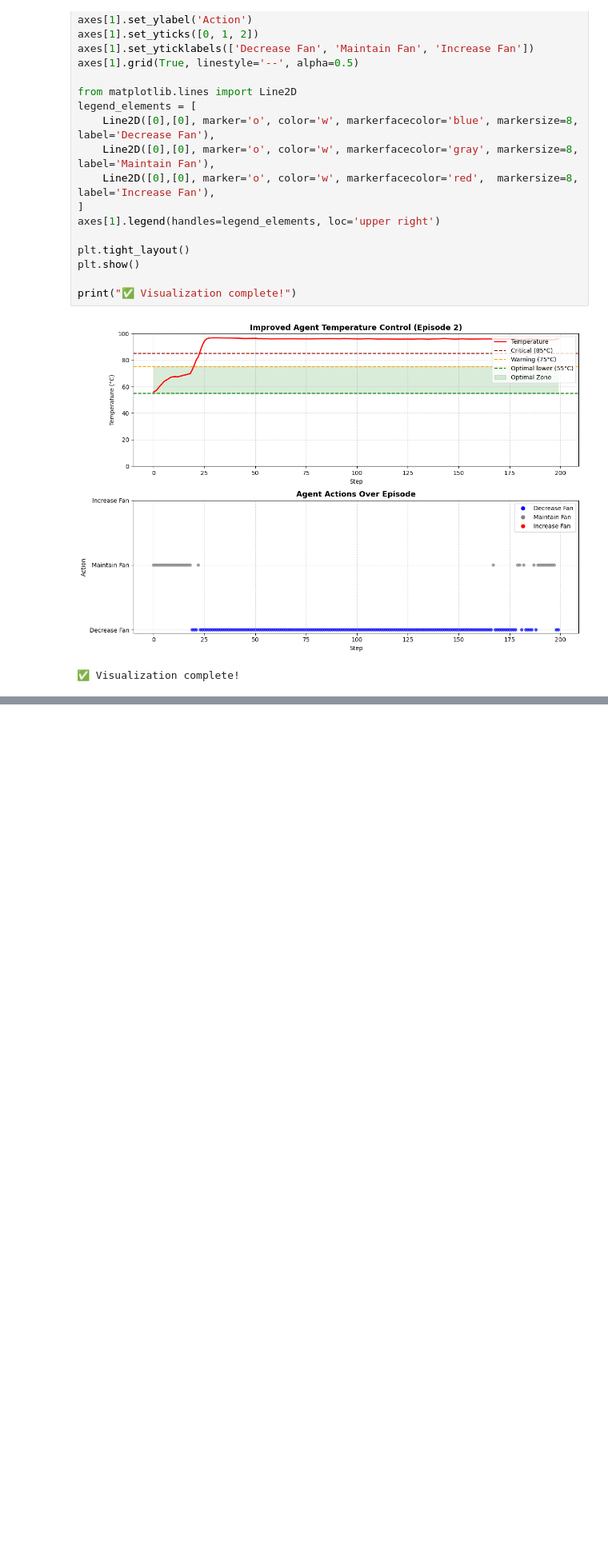
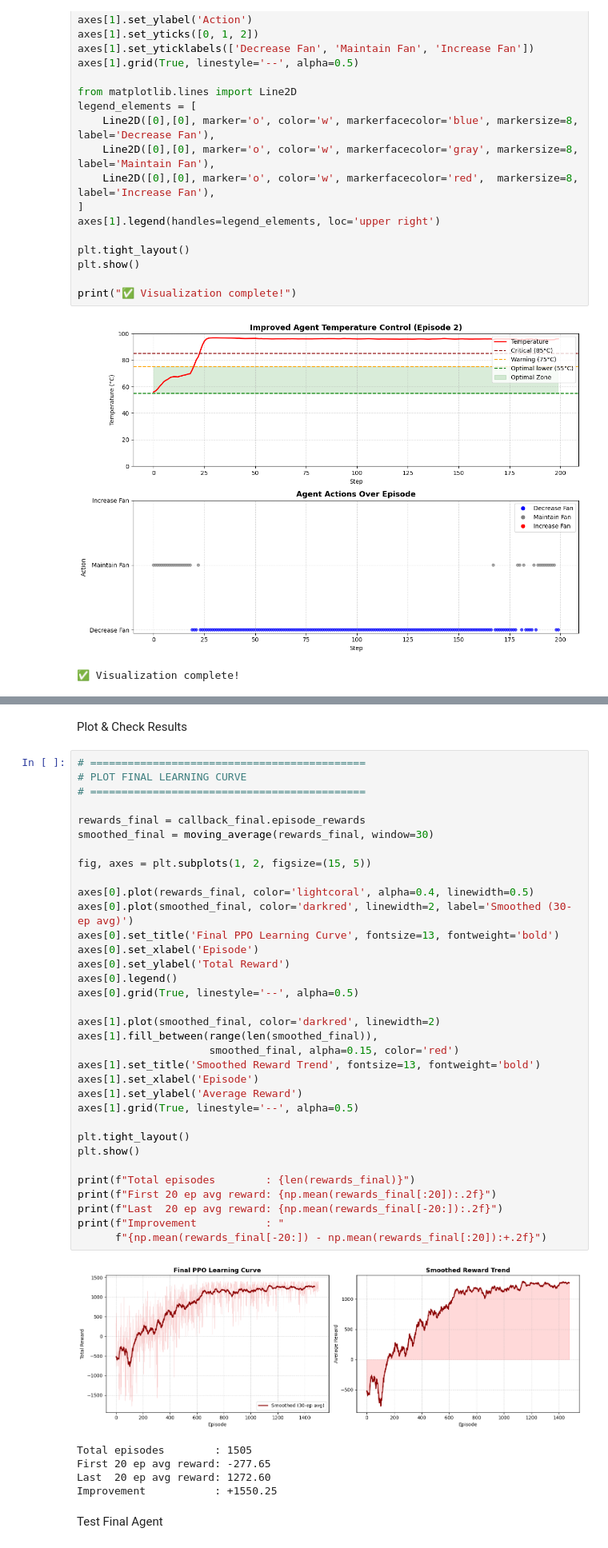
Before and after one commit to DilshanWMP/DRL-laptop-thermal-management, a Jupyter notebook: DRL_laptop_thermal_management.ipynb, the cells around one changed output, grey strips where cells are left out. Shown at 80% size. Saved outputs shown, nothing was run; the diff lists cells and outputs as text; blank space fills up the shorter version.

```diff
--- a/DRL_laptop_thermal_management.ipynb
+++ b/DRL_laptop_thermal_management.ipynb
@@ -1617,0 +1816,44 @@ print("✅ Visualization complete!")
+# %% [markdown]
+Plot & Check Results
+# %%
+# ============================================
+# PLOT FINAL LEARNING CURVE
+# ============================================
+
+rewards_final = callback_final.episode_rewards
+smoothed_final = moving_average(rewards_final, window=30)
+
+fig, axes = plt.subplots(1, 2, figsize=(15, 5))
+
+axes[0].plot(rewards_final, color='lightcoral', alpha=0.4, linewidth=0.5)
+axes[0].plot(smoothed_final, color='darkred', linewidth=2, label='Smoothed (30-ep avg)')
+axes[0].set_title('Final PPO Learning Curve', fontsize=13, fontweight='bold')
+axes[0].set_xlabel('Episode')
+axes[0].set_ylabel('Total Reward')
+axes[0].legend()
+axes[0].grid(True, linestyle='--', alpha=0.5)
+
+axes[1].plot(smoothed_final, color='darkred', linewidth=2)
+axes[1].fill_between(range(len(smoothed_final)),
+                     smoothed_final, alpha=0.15, color='red')
+axes[1].set_title('Smoothed Reward Trend', fontsize=13, fontweight='bold')
+axes[1].set_xlabel('Episode')
+axes[1].set_ylabel('Average Reward')
+axes[1].grid(True, linestyle='--', alpha=0.5)
+
+plt.tight_layout()
+plt.show()
+
+print(f"Total episodes        : {len(rewards_final)}")
+print(f"First 20 ep avg reward: {np.mean(rewards_final[:20]):.2f}")
+print(f"Last  20 ep avg reward: {np.mean(rewards_final[-20:]):.2f}")
+print(f"Improvement           : "
+      f"{np.mean(rewards_final[-20:]) - np.mean(rewards_final[:20]):+.2f}")
+# %% [output]
+[figure, added]
+Total episodes        : 1505
+First 20 ep avg reward: -277.65
+Last  20 ep avg reward: 1272.60
+Improvement           : +1550.25
+# %% [markdown]
+Test Final Agent
```
Also changed, not shown: parts of 7 cells of this notebook.
